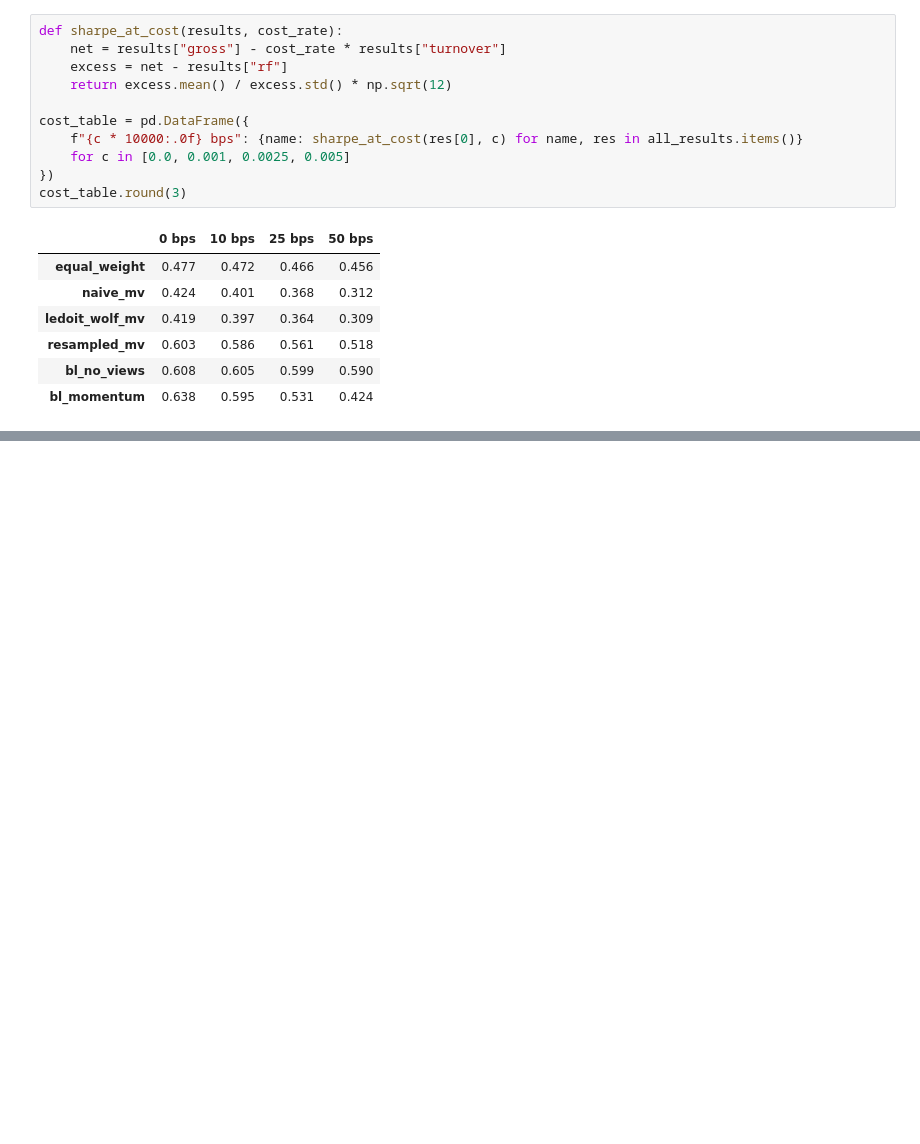
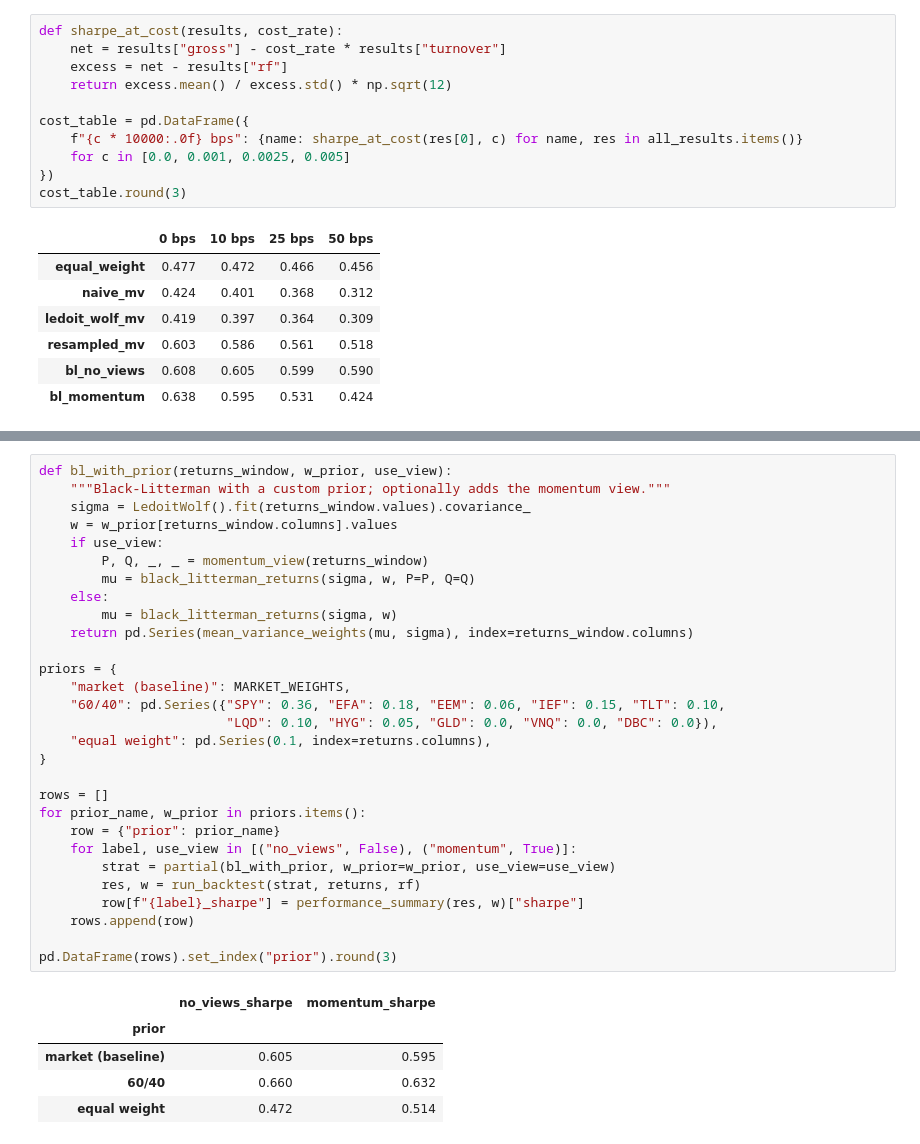
Before and after one commit to EthanB425/Portfolio-Optimization-Under-Uncertainty, a Jupyter notebook: notebooks/03_backtest.ipynb, the cells around one changed output, grey strips where cells are left out. Cells and saved outputs as stored; diff of their text form; blank space fills up the shorter version.

```diff
--- a/notebooks/03_backtest.ipynb
+++ b/notebooks/03_backtest.ipynb
@@ -82,0 +175,35 @@ cost_table.round(3)
+# %%
+def bl_with_prior(returns_window, w_prior, use_view):
+    """Black-Litterman with a custom prior; optionally adds the momentum view."""
+    sigma = LedoitWolf().fit(returns_window.values).covariance_
+    w = w_prior[returns_window.columns].values
+    if use_view:
+        P, Q, _, _ = momentum_view(returns_window)
+        mu = black_litterman_returns(sigma, w, P=P, Q=Q)
+    else:
+        mu = black_litterman_returns(sigma, w)
+    return pd.Series(mean_variance_weights(mu, sigma), index=returns_window.columns)
+
+priors = {
+    "market (baseline)": MARKET_WEIGHTS,
+    "60/40": pd.Series({"SPY": 0.36, "EFA": 0.18, "EEM": 0.06, "IEF": 0.15, "TLT": 0.10,
+                        "LQD": 0.10, "HYG": 0.05, "GLD": 0.0, "VNQ": 0.0, "DBC": 0.0}),
+    "equal weight": pd.Series(0.1, index=returns.columns),
+}
+
+rows = []
+for prior_name, w_prior in priors.items():
+    row = {"prior": prior_name}
+    for label, use_view in [("no_views", False), ("momentum", True)]:
+        strat = partial(bl_with_prior, w_prior=w_prior, use_view=use_view)
+        res, w = run_backtest(strat, returns, rf)
+        row[f"{label}_sharpe"] = performance_summary(res, w)["sharpe"]
+    rows.append(row)
+
+pd.DataFrame(rows).set_index("prior").round(3)
+# %% [output]
+|  | no_views_sharpe | momentum_sharpe |
+| prior |  |  |
+| market (baseline) | 0.605 | 0.595 |
+| 60/40 | 0.660 | 0.632 |
+| equal weight | 0.472 | 0.514 |
```
Also changed, not shown: parts of 2 cells of this notebook.
